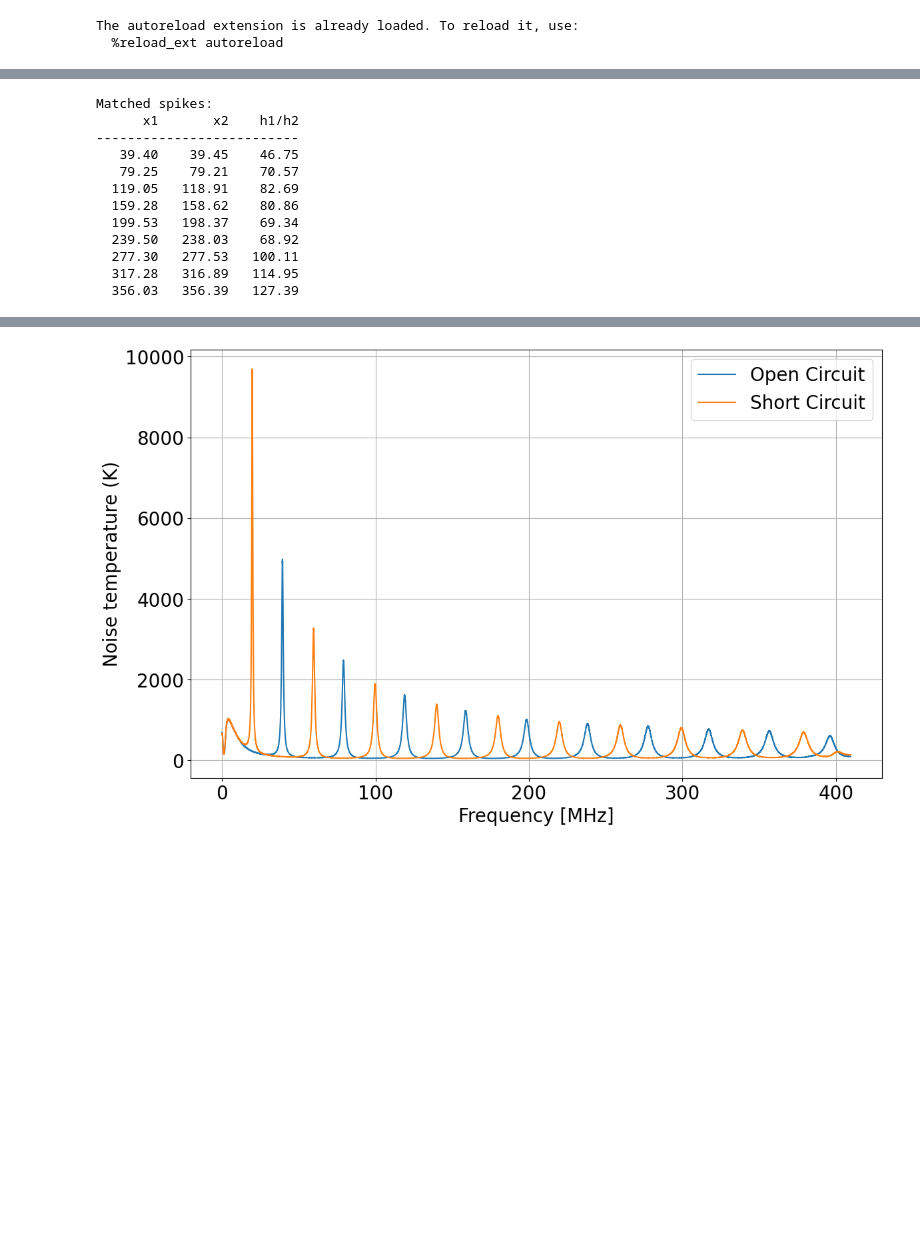
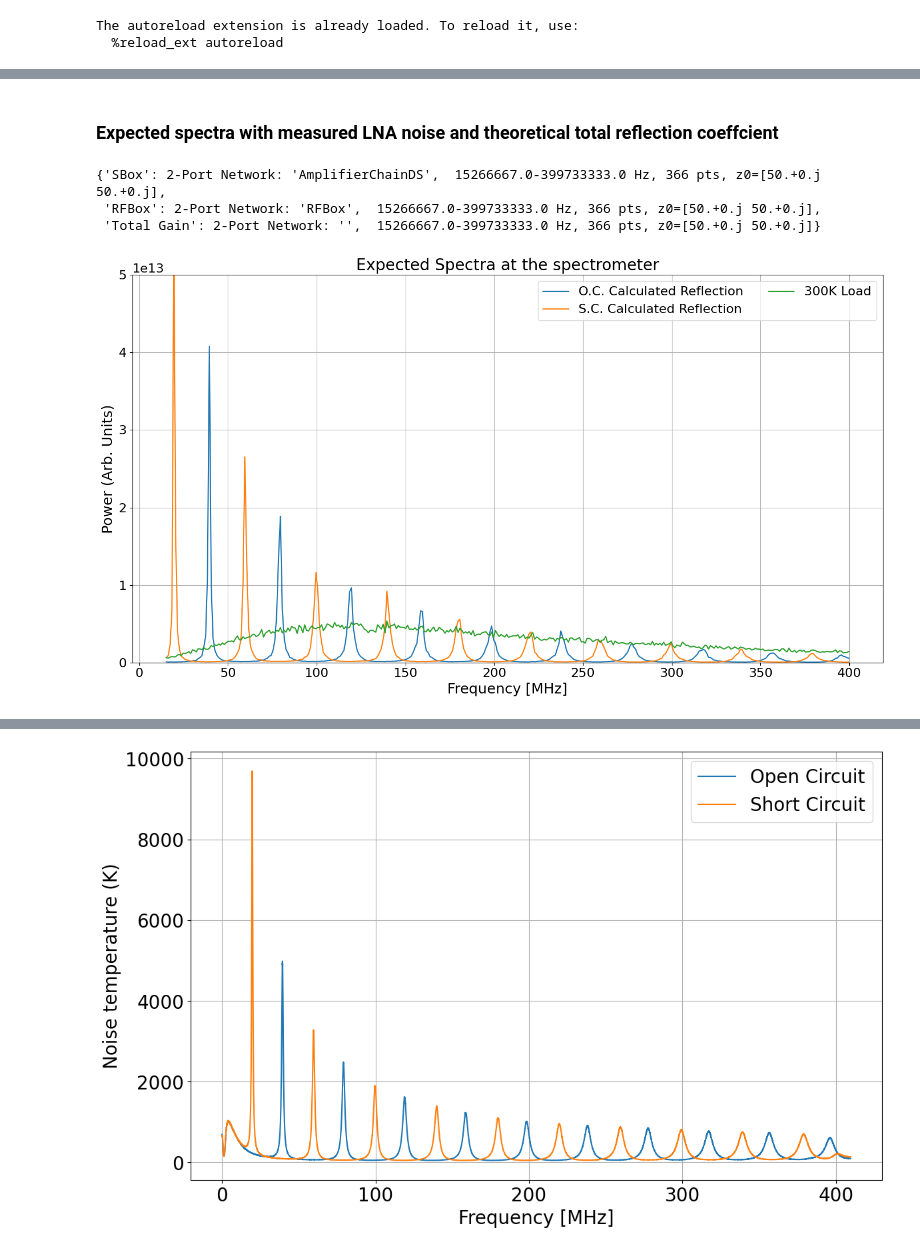
Before and after one commit to alhosani-abdulla/Highz-EXP, a Jupyter notebook: notebooks/multiple_reflection_model.ipynb, the cells around one changed output, grey strips where cells are left out. Cells and saved outputs as stored; diff of their text form; code cells hidden in the pictures; blank space fills up the shorter version.

```diff
--- a/notebooks/multiple_reflection_model.ipynb
+++ b/notebooks/multiple_reflection_model.ipynb
@@ -56,10 +92,0 @@ with open(pjoin(data_path, 'calspec_woHPLP_dbm.pkl'), 'rb') as f:
-# %%
-# calculates voltage reflection coefficient
-refle_coeff_dict = {'O.C. Calculated Reflection': reflection_proc.LNA_total_reflection(cal_s11["8' cable open"], cal_s11["LNA measured"]),
-                    'S.C. Calculated Reflection': reflection_proc.LNA_total_reflection(cal_s11["8' cable short"], cal_s11["LNA measured"])}
-
-vtop = lambda s: np.abs(s)**2
-
-# exclude first 1MHz for theory plot)
-refle_coeff = spec_proc.interpolate_ntwk_dict(refle_coeff_dict, cal_s11["LNA measured"].f, freq_range=(1e6, 500e6))
-refle_coeff = spec_proc.apply_to_all_ntwks(vtop, refle_coeff)
@@ -72,15 +92,0 @@ specs_kelvin, gain = file_load.norm_states(faxis_hz, loaded_spec_states, 'Black
-# %%
-ratios, measured_f, theory_f = reflection_proc.compute_spike_height_ratios(spike_measured, spike_theory, tolerance=2)
-# %% [output]
-Matched spikes:
-      x1       x2    h1/h2
---------------------------
-   39.40    39.45    46.75
-   79.25    79.21    70.57
-  119.05   118.91    82.69
-  159.28   158.62    80.86
-  199.53   198.37    69.34
-  239.50   238.03    68.92
-  277.30   277.53   100.11
-  317.28   316.89   114.95
-  356.03   356.39   127.39
@@ -90,0 +93,29 @@ Matched spikes:
+# %% [markdown]
+### Expected spectra with measured LNA noise and theoretical total reflection coeffcient
+# %%
+LNA_noise.trim(15e6, 400e6)
+total_reflection = S_Params(ntwk_dict=refle_coeff_dict)
+total_reflection.interpolate_all(LNA_noise.freq)
+system_gain.interpolate_all(LNA_noise.freq)
+# %% [output]
+{'SBox': 2-Port Network: 'AmplifierChainDS',  15266667.0-399733333.0 Hz, 366 pts, z0=[50.+0.j 50.+0.j],
+ 'RFBox': 2-Port Network: 'RFBox',  15266667.0-399733333.0 Hz, 366 pts, z0=[50.+0.j 50.+0.j],
+ 'Total Gain': 2-Port Network: '',  15266667.0-399733333.0 Hz, 366 pts, z0=[50.+0.j 50.+0.j]}
+# %%
+reflection_specs = []
+gain = np.abs(system_gain.ntwk_dict['Total Gain'].s[:, 1, 0])**2
+
+for reflection in total_reflection.ntwk_dict:
+    f = total_reflection.ntwk_dict[reflection].f
+    s = total_reflection.ntwk_dict[reflection].s
+    expected_s = LNA_noise.s * vtop(s[:, 0, 0]) * gain
+    spec = Spectrum(frequency=f, spectrum=expected_s, name=reflection)
+    reflection_specs.append(spec)
+
+load_spec = gain * (LNA_noise.s + np.full(LNA_noise.s.shape, 300))
+load_spectrum = Spectrum(frequency=LNA_noise.freq, spectrum=load_spec, name="300K Load")
+reflection_specs.append(load_spectrum)
+plotter.plot_spectra(reflection_specs, title="Expected Spectra at the spectrometer", ylabel="Power (Arb. Units)",
+                     ls='-', y_range=(0, 0.5e14))
+# %% [output]
+[figure, added]
```
Also changed, not shown: parts of 12 cells of this notebook, 6 other files.
